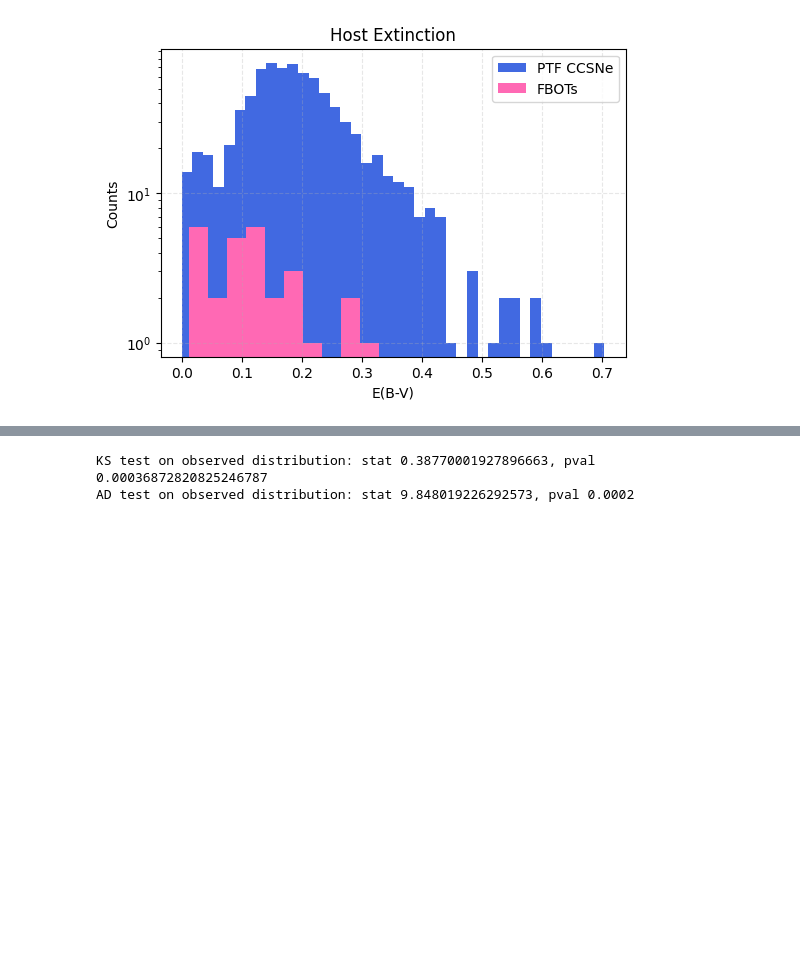
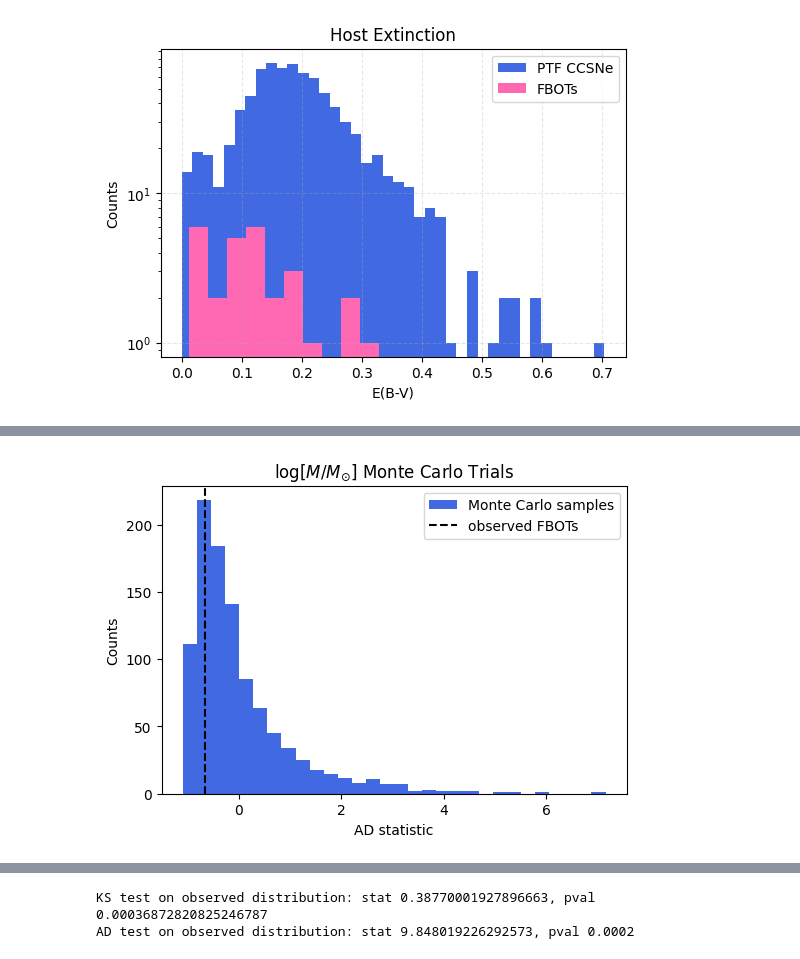
Before and after one commit to aswinsuresh24/sne_hosts, a Jupyter notebook: hosts.ipynb, the cells around one changed output, grey strips where cells are left out. Cells and saved outputs as stored; diff of their text form; code cells hidden in the pictures; blank space fills up the shorter version.

```diff
--- a/hosts.ipynb
+++ b/hosts.ipynb
@@ -491 +525,5 @@ Monte Carlo p-values: KS 0.001 AD 0.0
+# %%
+plot_monte_carlo_sims('results/mstar.csv', r'log[$M/M_{\odot}$]', 'mstar_mc')
+# %% [output]
+[figure, added]
 # %%
```
Also changed, not shown: parts of 8 cells of this notebook, 4 other files.
